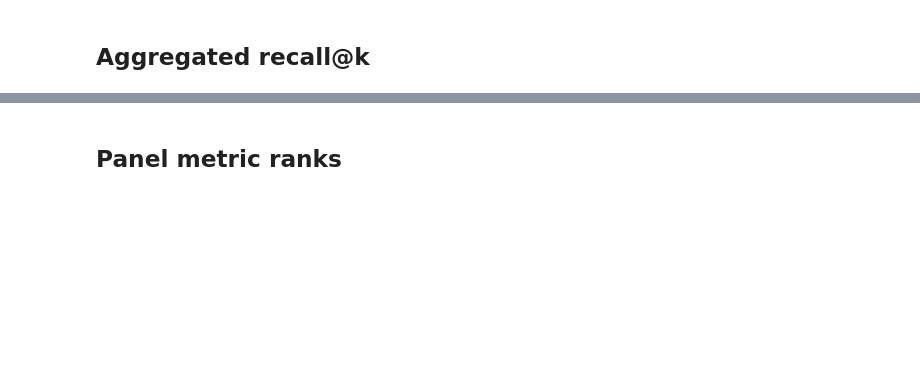
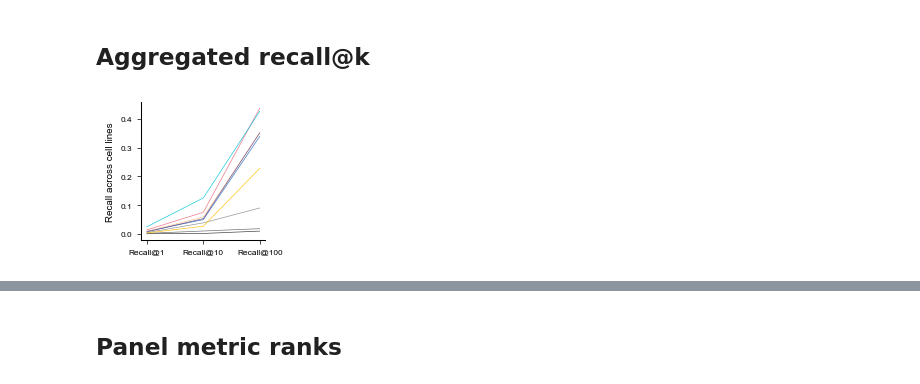
Before and after one commit to mims-harvard/PDGrapher, a Jupyter notebook: figures/figure_3_chemical_random/plot_figure_3.ipynb, the cells around one changed output, grey strips where cells are left out. Saved outputs shown, nothing was run; the diff lists cells and outputs as text; code cells hidden in the pictures; blank space fills up the shorter version.

```diff
--- a/figures/figure_3_chemical_random/plot_figure_3.ipynb
+++ b/figures/figure_3_chemical_random/plot_figure_3.ipynb
@@ -714,49 +556,38 @@ for cellline, metrics in performance.items():
 # Create a DataFrame
 df = pd.DataFrame(data, columns=['Cell Line', 'Metric', 'Method', 'Value'])
 
 # Convert the 'Value' column to numeric to avoid any conversion issues
 df['Value'] = pd.to_numeric(df['Value'], errors='coerce')
 
 # Calculate the mean for each method and metric across all cell lines
 df_mean = df.groupby(['Metric', 'Method'])['Value'].mean().reset_index()
 
 
 
-# Define a color palette that matches the existing figures
-palette = {
-    'Biolord': '#f3c283',
-    'ChemCPA': '#2C70B9',
-    'PDGrapher': '#04C4D9',
-    'Cancer genes': '#636363',
-    'Cancer targets': '#8C8C8C',
-    'CellOT': '#6f4a8e',
-    'Random': '#333333',
-    'scGen': '#ED697D'
-}
-
 # Define the order of methods
-method_order = ['Random', 'Cancer genes', 'Cancer targets', 'ChemCPA', 'Biolord', 'CellOT', 'scGen', 'PDGrapher']
+method_order = ['Random', 'Cancer genes', 'Cancer targets', 'Perturbed genes', 'ChemCPA', 'Biolord', 'CellOT', 'scGen', 'PDGrapher']
 df_mean['Metric'] = [e.capitalize() for e in df_mean['Metric']]
-with sns.plotting_context(plotting_context_small):
+with sns.plotting_context(plotting_context):
     # Initialize the plot
-    fig, ax = plt.subplots(figsize=(3.675, 3.4))
+    fig, ax = plt.subplots(figsize=(1.7715, 2.19))
 
     # Create a line plot for each method showing the mean across all cell lines
     sns.lineplot(data=df_mean, x='Metric', y='Value', hue='Method', palette=palette, hue_order=method_order, markers=True, dashes=False, alpha=0.9)
 
     # Remove X-axis label
     plt.xlabel('')
 
     sns.despine()
 
     # Adjust legend to place it at the top
     handles, labels = plt.gca().get_legend_handles_labels()
     line_handles =  handles[:len(method_order)]
     line_labels = labels[:len(method_order)]
-    plt.legend(line_handles, line_labels, bbox_to_anchor=(0.3, 1.10), loc='upper center', ncol=1, frameon=False, title=None)
+    plt.legend([], [], frameon=False)
     # plt.subplots_adjust(top=0.9)
-    plt.subplots_adjust(right=0.92, bottom = 0.1, left=0.15)
-    # plt.xticks(rotation=20, ha="right")
-    plt.ylabel('Mean recall value across cell lines')
+    plt.subplots_adjust(right=0.9, bottom = 0.25, left=0.2)
+    plt.ylabel('Recall across cell lines')
     plt.savefig(osp.join(outdir, 'aggregated_mean_recall_metrics.pdf'))
     plt.show()
+# %% [output]
+[figure, added]
```
Also changed, not shown: parts of 27 cells of this notebook, 20 other files.
